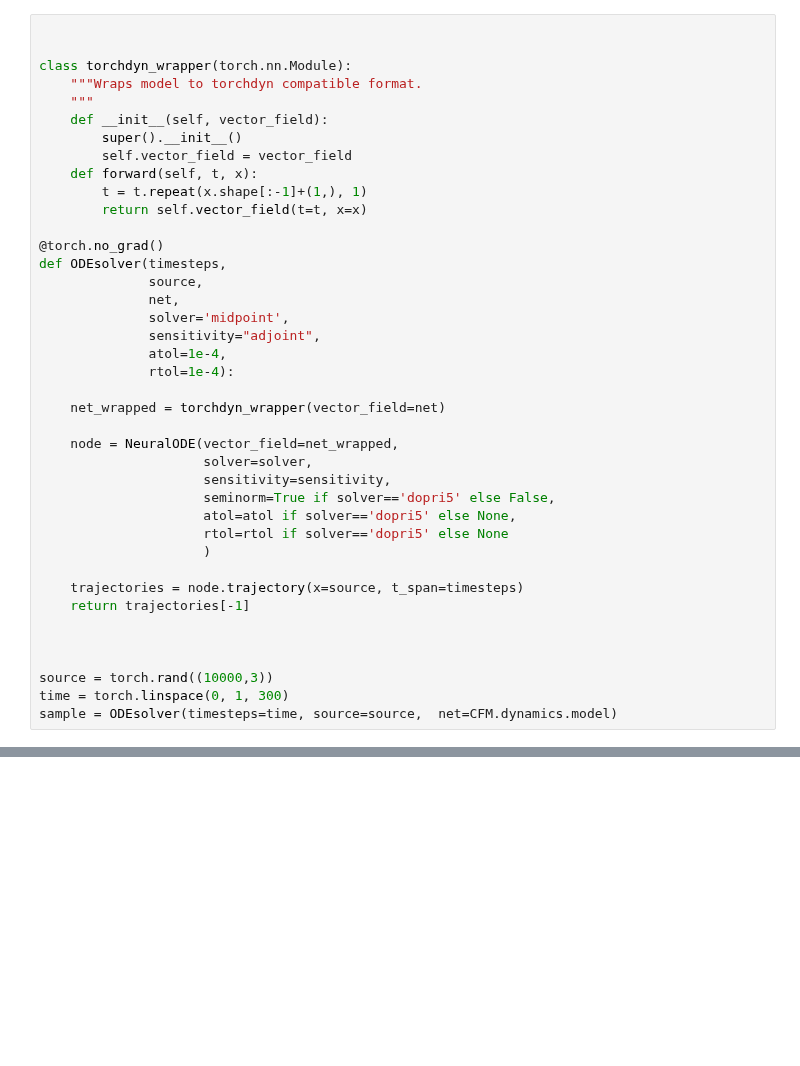
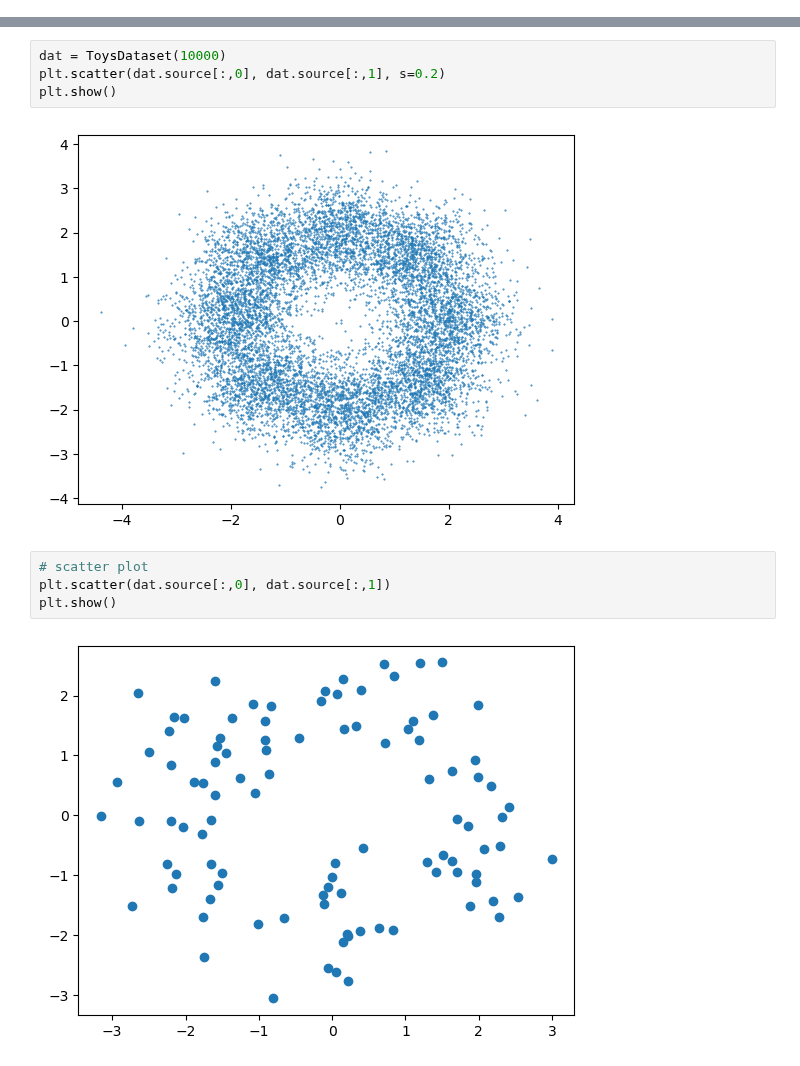
Before and after one commit to dfaroughy/DynGenModels, a Jupyter notebook: experiments/fermi.ipynb, the cells around one changed output, grey strips where cells are left out. Drawn from its saved outputs; the diff is of its cells as text; blank space fills up the shorter version.

```diff
--- a/experiments/fermi.ipynb
+++ b/experiments/fermi.ipynb
@@ -95,40 +94,0 @@ INFO: number of training parameters: 9971
-# %%
-
-
-class torchdyn_wrapper(torch.nn.Module):
-    """Wraps model to torchdyn compatible format.
-    """
-    def __init__(self, vector_field):
-        super().__init__()
-        self.vector_field = vector_field
-    def forward(self, t, x):
-        t = t.repeat(x.shape[:-1]+(1,), 1)
-        return self.vector_field(t=t, x=x)
-
-@torch.no_grad()
-def ODEsolver(timesteps,
-			  source,
-			  net,
-			  solver='midpoint',
-			  sensitivity="adjoint",
-			  atol=1e-4,
-			  rtol=1e-4):
-
-	net_wrapped = torchdyn_wrapper(vector_field=net)
-
-	node = NeuralODE(vector_field=net_wrapped,
-					 solver=solver,
-					 sensitivity=sensitivity,
-					 seminorm=True if solver=='dopri5' else False,
-					 atol=atol if solver=='dopri5' else None,
-					 rtol=rtol if solver=='dopri5' else None
-					 )
-
-	trajectories = node.trajectory(x=source, t_span=timesteps)
-	return trajectories[-1]
-
-
-
-source = torch.rand((10000,3))
-time = torch.linspace(0, 1, 300)
-sample = ODEsolver(timesteps=time, source=source,  net=CFM.dynamics.model)
@@ -232,0 +177,12 @@ plt.show()
+# %%
+dat = ToysDataset(10000)
+plt.scatter(dat.source[:,0], dat.source[:,1], s=0.2)
+plt.show()
+# %% [output]
+[figure, added]
+# %%
+# scatter plot
+plt.scatter(dat.source[:,0], dat.source[:,1])
+plt.show()
+# %% [output]
+[figure, added]
```
Also changed, not shown: parts of 18 cells of this notebook, 3 other files.
